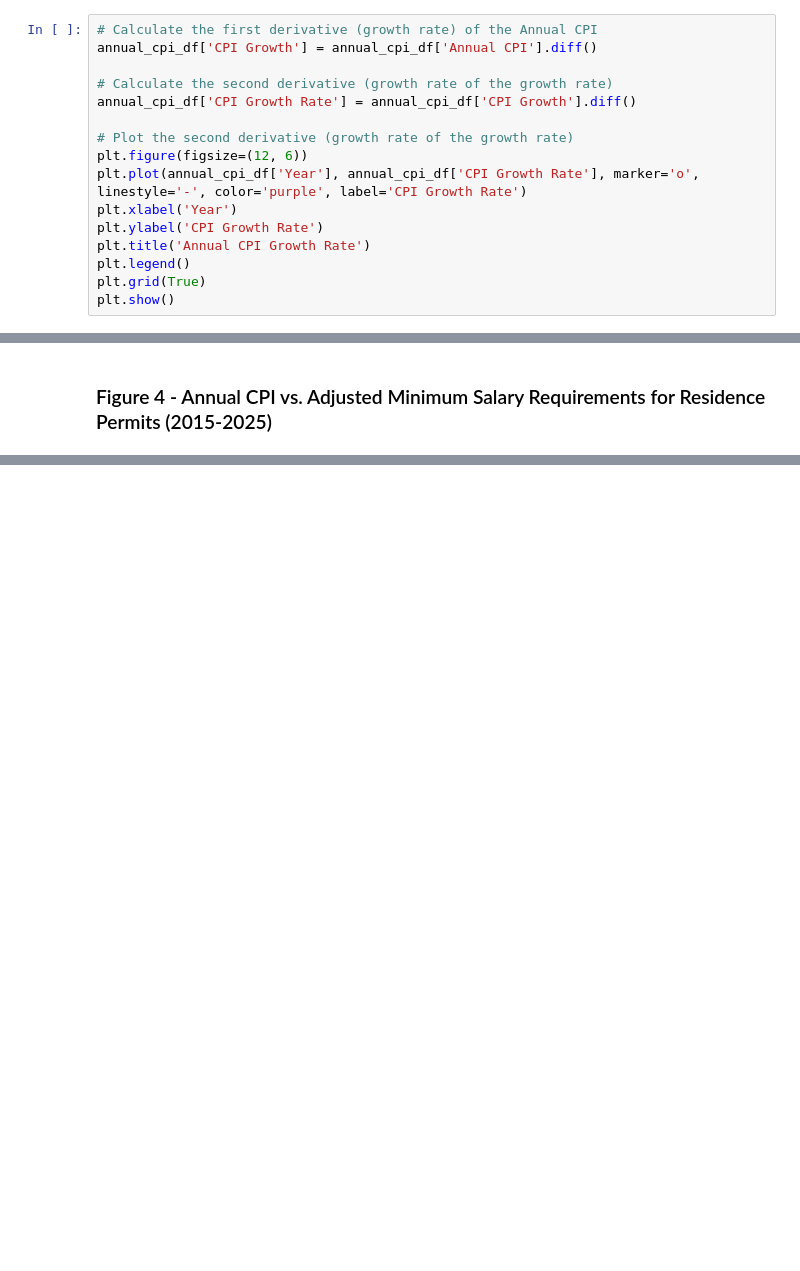
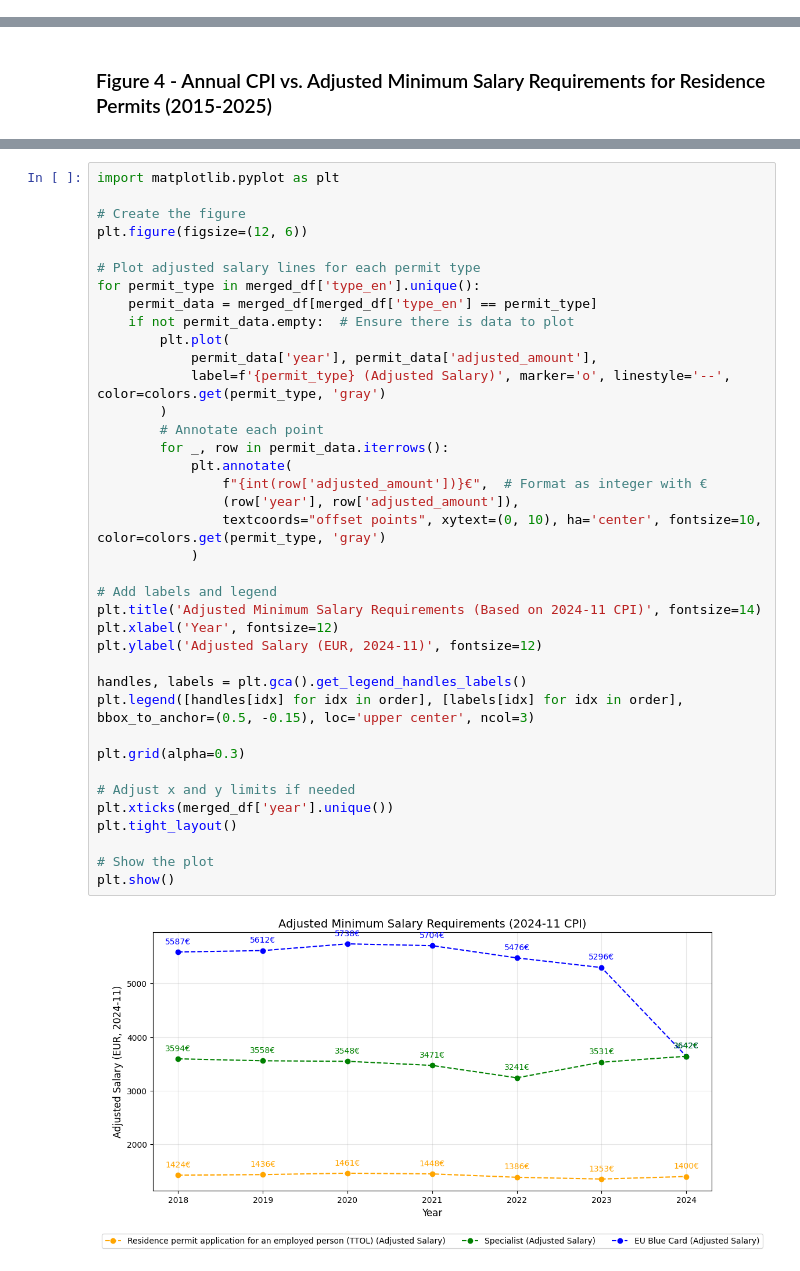
Before and after one commit to armanatory/DATA-MigriAnalysis, a Jupyter notebook: notebooks/Migri_Salary_Comparison_2018_2025.ipynb, the cells around one changed output, grey strips where cells are left out. Drawn from its saved outputs; the diff is of its cells as text; blank space fills up the shorter version.

```diff
--- a/notebooks/Migri_Salary_Comparison_2018_2025.ipynb
+++ b/notebooks/Migri_Salary_Comparison_2018_2025.ipynb
@@ -193,19 +193,3 @@ plt.grid(alpha=0.3)
 plt.show()
 # %% [output]
 [figure]
-# %%
-# Calculate the first derivative (growth rate) of the Annual CPI
-annual_cpi_df['CPI Growth'] = annual_cpi_df['Annual CPI'].diff()
-
-# Calculate the second derivative (growth rate of the growth rate)
-annual_cpi_df['CPI Growth Rate'] = annual_cpi_df['CPI Growth'].diff()
-
-# Plot the second derivative (growth rate of the growth rate)
-plt.figure(figsize=(12, 6))
-plt.plot(annual_cpi_df['Year'], annual_cpi_df['CPI Growth Rate'], marker='o', linestyle='-', color='purple', label='CPI Growth Rate')
-plt.xlabel('Year')
-plt.ylabel('CPI Growth Rate')
-plt.title('Annual CPI Growth Rate')
-plt.legend()
-plt.grid(True)
-plt.show()
@@ -361,0 +281,40 @@ plt.show()
+# %%
+import matplotlib.pyplot as plt
+
+# Create the figure
+plt.figure(figsize=(12, 6))
+
+# Plot adjusted salary lines for each permit type
+for permit_type in merged_df['type_en'].unique():
+    permit_data = merged_df[merged_df['type_en'] == permit_type]
+    if not permit_data.empty:  # Ensure there is data to plot
+        plt.plot(
+            permit_data['year'], permit_data['adjusted_amount'],
+            label=f'{permit_type} (Adjusted Salary)', marker='o', linestyle='--', color=colors.get(permit_type, 'gray')
+        )
+        # Annotate each point
+        for _, row in permit_data.iterrows():
+            plt.annotate(
+                f"{int(row['adjusted_amount'])}€",  # Format as integer with €
+                (row['year'], row['adjusted_amount']),
+                textcoords="offset points", xytext=(0, 10), ha='center', fontsize=10, color=colors.get(permit_type, 'gray')
+            )
+
+# Add labels and legend
+plt.title('Adjusted Minimum Salary Requirements (Based on 2024-11 CPI)', fontsize=14)
+plt.xlabel('Year', fontsize=12)
+plt.ylabel('Adjusted Salary (EUR, 2024-11)', fontsize=12)
+
+handles, labels = plt.gca().get_legend_handles_labels()
+plt.legend([handles[idx] for idx in order], [labels[idx] for idx in order], bbox_to_anchor=(0.5, -0.15), loc='upper center', ncol=3)
+
+plt.grid(alpha=0.3)
+
+# Adjust x and y limits if needed
+plt.xticks(merged_df['year'].unique())
+plt.tight_layout()
+
+# Show the plot
+plt.show()
+# %% [output]
+[figure, added]
```
Also changed, not shown: parts of 6 cells of this notebook.
